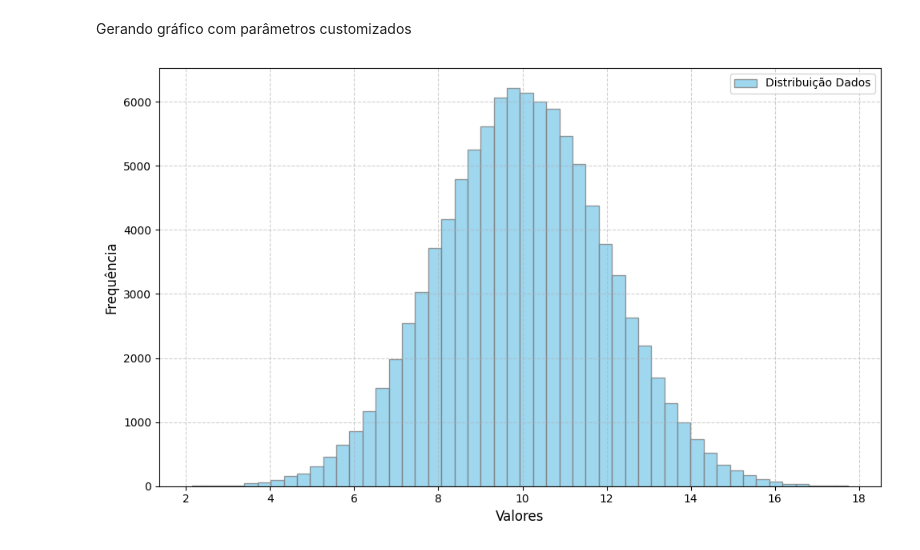
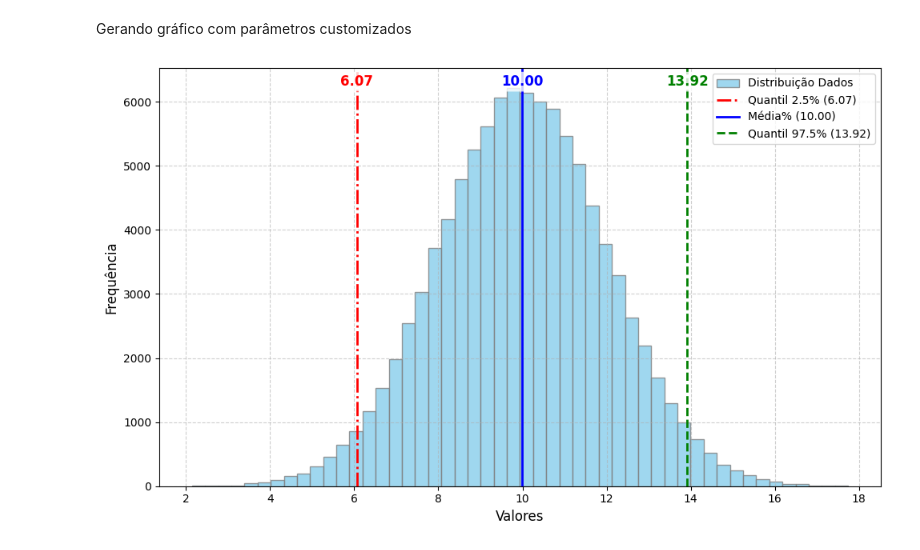
Before and after one commit to fferreir/VPS5701, a Jupyter notebook: notebooks/02. Plotando array com matplotlib.ipynb, the cells around one changed output. Drawn from its saved outputs; the diff is of its cells as text; code cells hidden in the pictures.

```diff
--- a/notebooks/02. Plotando array com matplotlib.ipynb
+++ b/notebooks/02. Plotando array com matplotlib.ipynb
@@ -165,6 +165,6 @@ gera_grafico(dado=dado)
 # %% [markdown]
 Gerando gráfico com parâmetros customizados
 # %%
-gera_grafico(dado=dado, ic=0, bins=50)
+gera_grafico(dado=dado, ic=1, bins=50)
 # %% [output]
-[figure, old version]
+[figure, new version]
```
